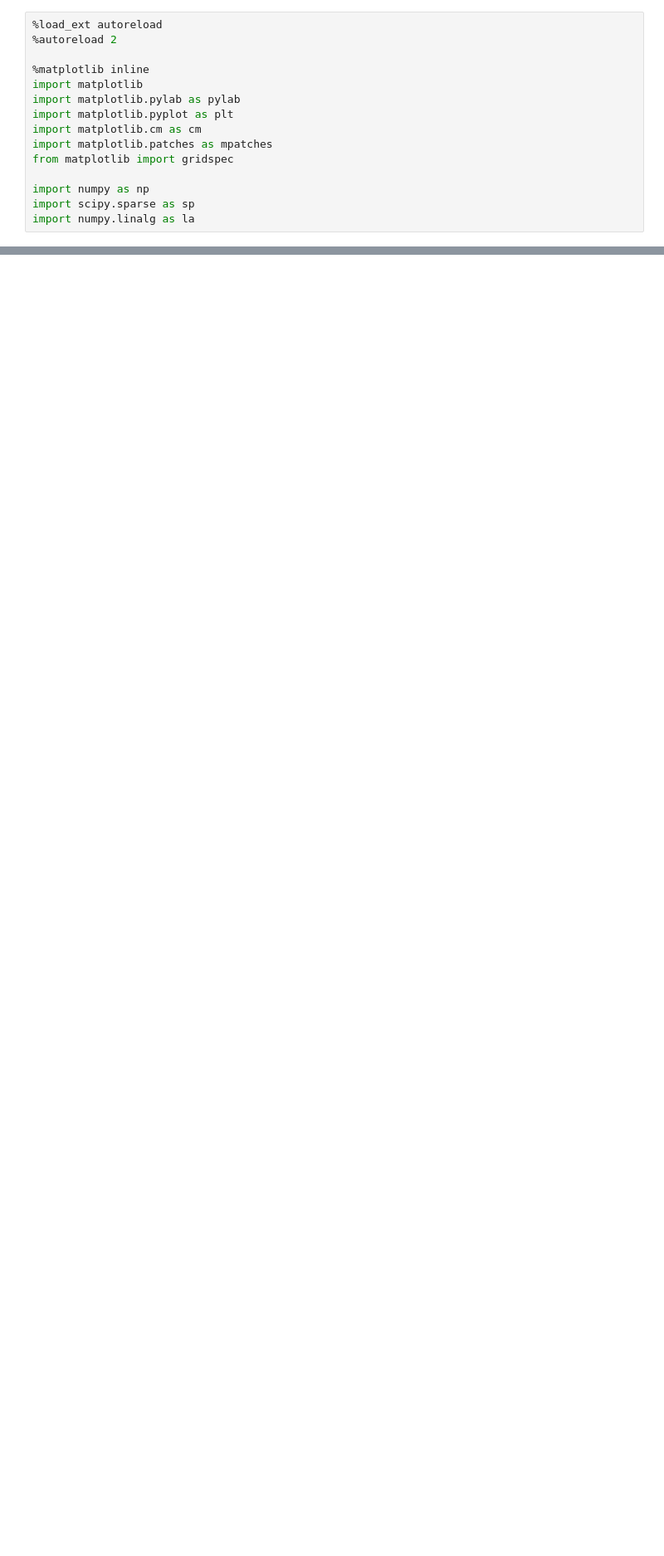
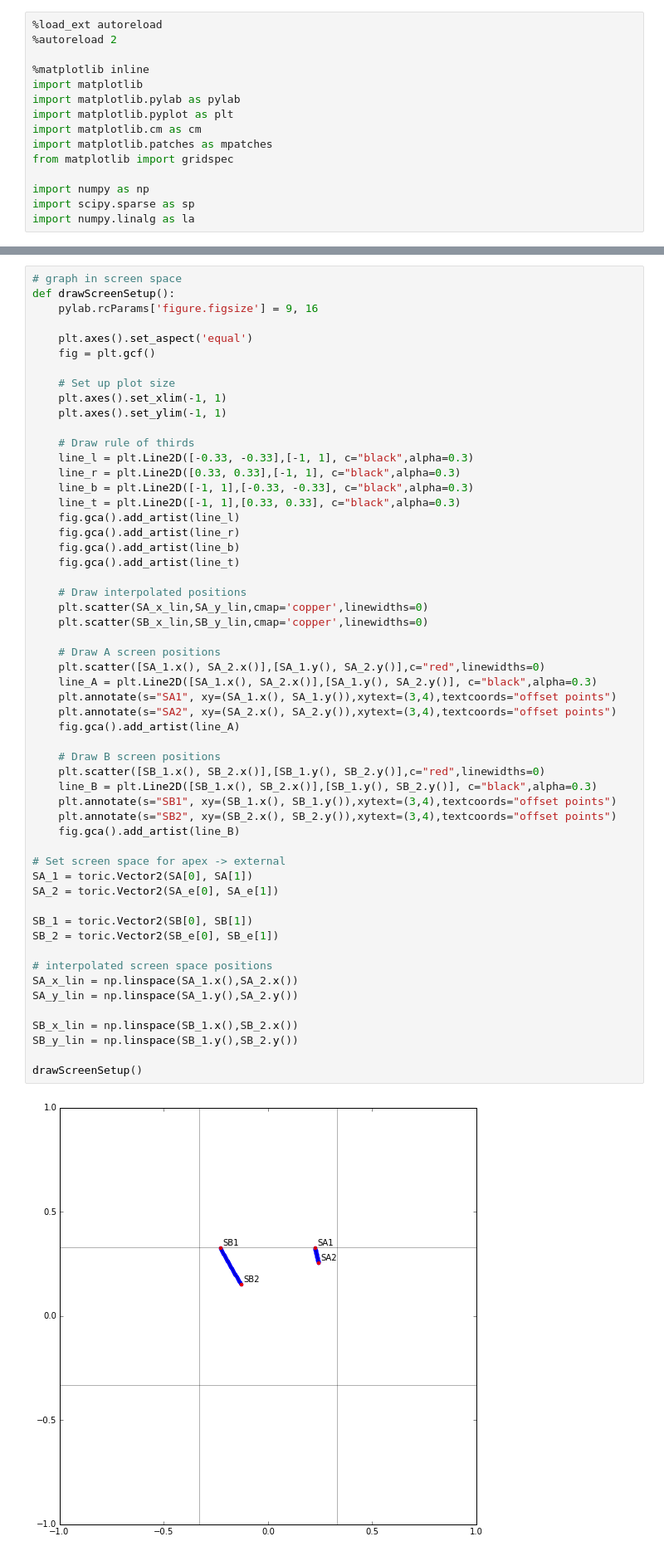
Before and after one commit to njoubert/spooky, a Jupyter notebook: experiments/ipython/20 - JE - World to screen space.ipynb, the cells around one changed output, grey strips where cells are left out. Shown at 83% size. Cells and saved outputs as stored; diff of their text form; blank space fills up the shorter version.

```diff
--- a/experiments/ipython/20 - JE - World to screen space.ipynb
+++ b/experiments/ipython/20 - JE - World to screen space.ipynb
@@ -193,0 +275,57 @@ SB  [-0.28422673  0.24539147]
+# %%
+# graph in screen space
+def drawScreenSetup():
+    pylab.rcParams['figure.figsize'] = 9, 16
+
+    plt.axes().set_aspect('equal')
+    fig = plt.gcf()
+
+    # Set up plot size
+    plt.axes().set_xlim(-1, 1)
+    plt.axes().set_ylim(-1, 1)
+
+    # Draw rule of thirds
+    line_l = plt.Line2D([-0.33, -0.33],[-1, 1], c="black",alpha=0.3)
+    line_r = plt.Line2D([0.33, 0.33],[-1, 1], c="black",alpha=0.3)
+    line_b = plt.Line2D([-1, 1],[-0.33, -0.33], c="black",alpha=0.3)
+    line_t = plt.Line2D([-1, 1],[0.33, 0.33], c="black",alpha=0.3)
+    fig.gca().add_artist(line_l)
+    fig.gca().add_artist(line_r)
+    fig.gca().add_artist(line_b)
+    fig.gca().add_artist(line_t)
+
+    # Draw interpolated positions
+    plt.scatter(SA_x_lin,SA_y_lin,cmap='copper',linewidths=0)
+    plt.scatter(SB_x_lin,SB_y_lin,cmap='copper',linewidths=0)
+
+    # Draw A screen positions
+    plt.scatter([SA_1.x(), SA_2.x()],[SA_1.y(), SA_2.y()],c="red",linewidths=0)
+    line_A = plt.Line2D([SA_1.x(), SA_2.x()],[SA_1.y(), SA_2.y()], c="black",alpha=0.3)
+    plt.annotate(s="SA1", xy=(SA_1.x(), SA_1.y()),xytext=(3,4),textcoords="offset points")
+    plt.annotate(s="SA2", xy=(SA_2.x(), SA_2.y()),xytext=(3,4),textcoords="offset points")
+    fig.gca().add_artist(line_A)
+
+    # Draw B screen positions
+    plt.scatter([SB_1.x(), SB_2.x()],[SB_1.y(), SB_2.y()],c="red",linewidths=0)
+    line_B = plt.Line2D([SB_1.x(), SB_2.x()],[SB_1.y(), SB_2.y()], c="black",alpha=0.3)
+    plt.annotate(s="SB1", xy=(SB_1.x(), SB_1.y()),xytext=(3,4),textcoords="offset points")
+    plt.annotate(s="SB2", xy=(SB_2.x(), SB_2.y()),xytext=(3,4),textcoords="offset points")
+    fig.gca().add_artist(line_B)
+
+# Set screen space for apex -> external
+SA_1 = toric.Vector2(SA[0], SA[1])
+SA_2 = toric.Vector2(SA_e[0], SA_e[1])
+
+SB_1 = toric.Vector2(SB[0], SB[1])
+SB_2 = toric.Vector2(SB_e[0], SB_e[1])
+
+# interpolated screen space positions
+SA_x_lin = np.linspace(SA_1.x(),SA_2.x())
+SA_y_lin = np.linspace(SA_1.y(),SA_2.y())
+
+SB_x_lin = np.linspace(SB_1.x(),SB_2.x())
+SB_y_lin = np.linspace(SB_1.y(),SB_2.y())
+
+drawScreenSetup()
+# %% [output]
+[figure, added]
```
Also changed, not shown: parts of 7 cells of this notebook.
